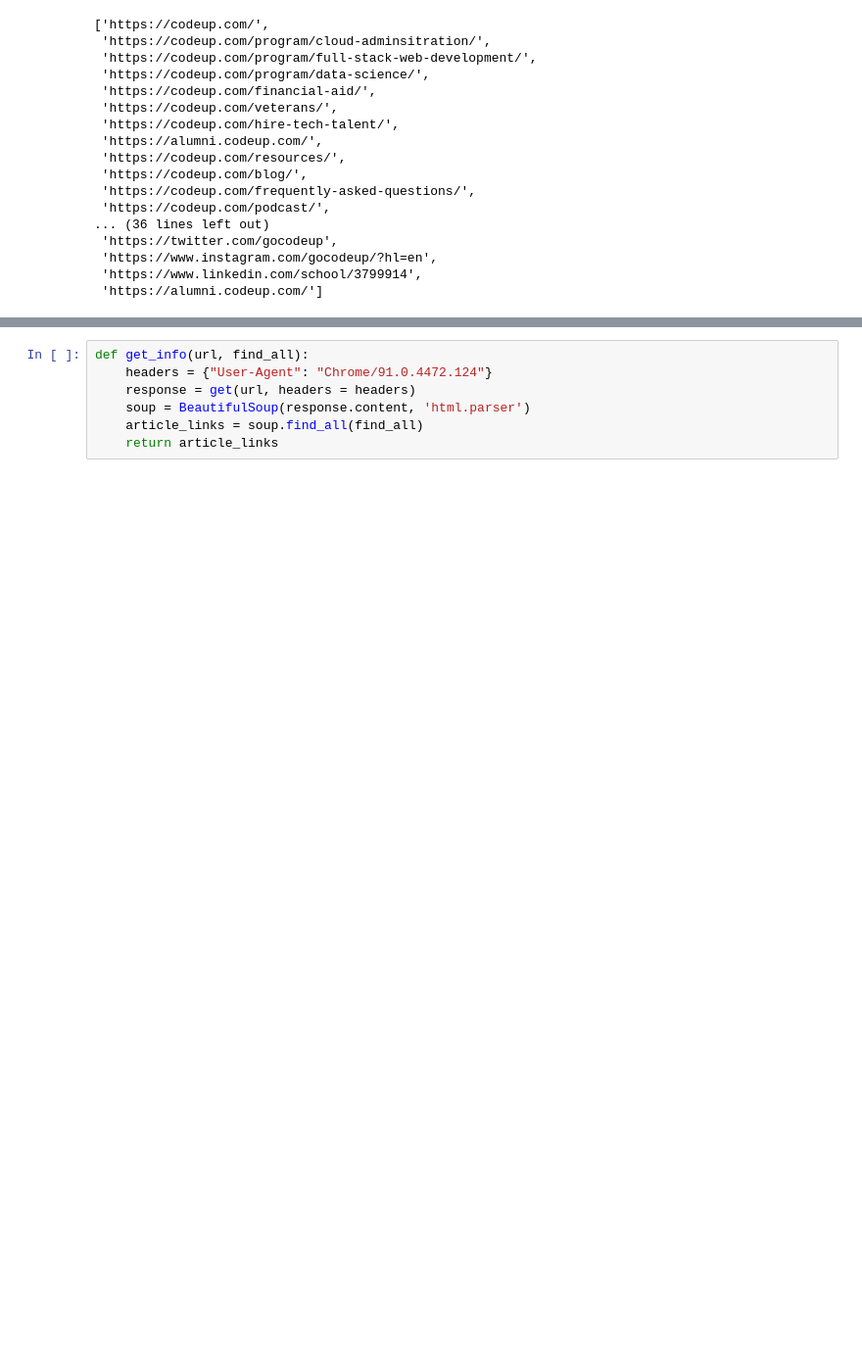
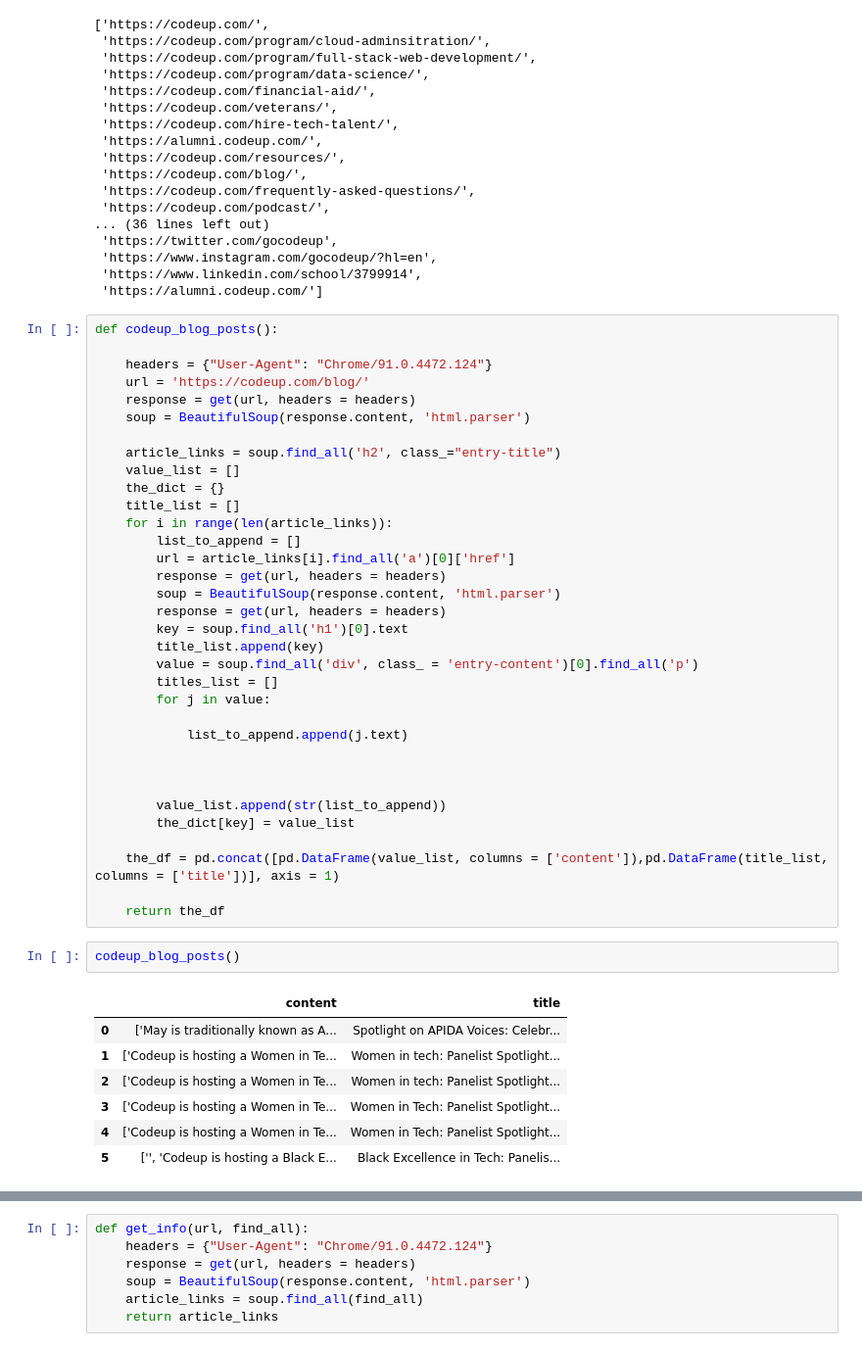
Before and after one commit to Divante222/natural-language-processing-exercises, a Jupyter notebook: acquire_codeup_blog.ipynb, the cells around one changed output, grey strips where cells are left out. Shown at 98% size. Saved outputs shown, nothing was run; the diff lists cells and outputs as text; blank space fills up the shorter version.

```diff
--- a/acquire_codeup_blog.ipynb
+++ b/acquire_codeup_blog.ipynb
@@ -49,6 +49,50 @@ the_list
  'https://www.instagram.com/gocodeup/?hl=en',
  'https://www.linkedin.com/school/3799914',
  'https://alumni.codeup.com/']
+# %%
+def codeup_blog_posts():
+
+    headers = {"User-Agent": "Chrome/91.0.4472.124"}
+    url = 'https://codeup.com/blog/'
+    response = get(url, headers = headers)
+    soup = BeautifulSoup(response.content, 'html.parser')
+
+    article_links = soup.find_all('h2', class_="entry-title")
+    value_list = []
+    the_dict = {}
+    title_list = []
+    for i in range(len(article_links)):
+        list_to_append = []
+        url = article_links[i].find_all('a')[0]['href']
+        response = get(url, headers = headers)
+        soup = BeautifulSoup(response.content, 'html.parser')
+        response = get(url, headers = headers)
+        key = soup.find_all('h1')[0].text
+        title_list.append(key)
+        value = soup.find_all('div', class_ = 'entry-content')[0].find_all('p')
+        titles_list = []
+        for j in value:
+
+            list_to_append.append(j.text)
+
+
+
+        value_list.append(str(list_to_append))
+        the_dict[key] = value_list
+
+    the_df = pd.concat([pd.DataFrame(value_list, columns = ['content']),pd.DataFrame(title_list, columns = ['title'])], axis = 1)
+
+    return the_df
+# %%
+codeup_blog_posts()
+# %% [output]
+|  | content | title |
+| 0 | ['May is traditionally known as A... | Spotlight on APIDA Voices: Celebr... |
+| 1 | ['Codeup is hosting a Women in Te... | Women in tech: Panelist Spotlight... |
+| 2 | ['Codeup is hosting a Women in Te... | Women in tech: Panelist Spotlight... |
+| 3 | ['Codeup is hosting a Women in Te... | Women in Tech: Panelist Spotlight... |
+| 4 | ['Codeup is hosting a Women in Te... | Women in Tech: Panelist Spotlight... |
+| 5 | ['', 'Codeup is hosting a Black E... | Black Excellence in Tech: Panelis... |
 # %%
 headers = {"User-Agent": "Chrome/91.0.4472.124"}
 url = 'https://codeup.com/blog/'
```
Also changed, not shown: parts of 1 cell of this notebook, 4 other files.
